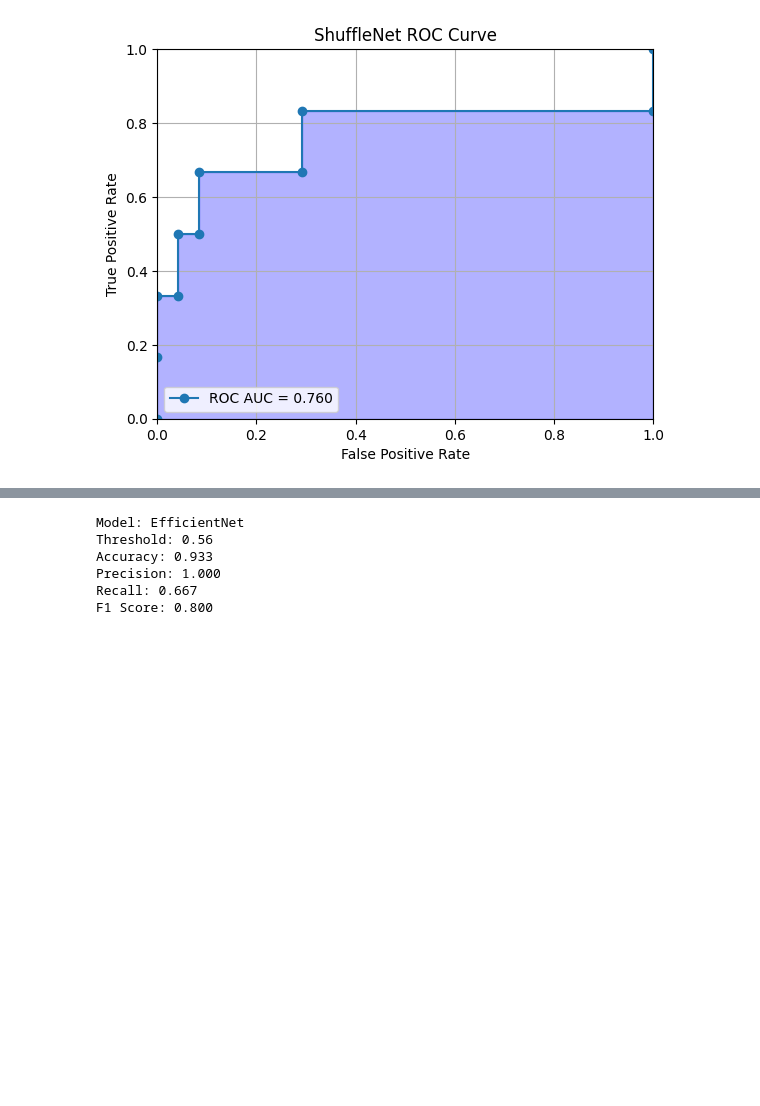
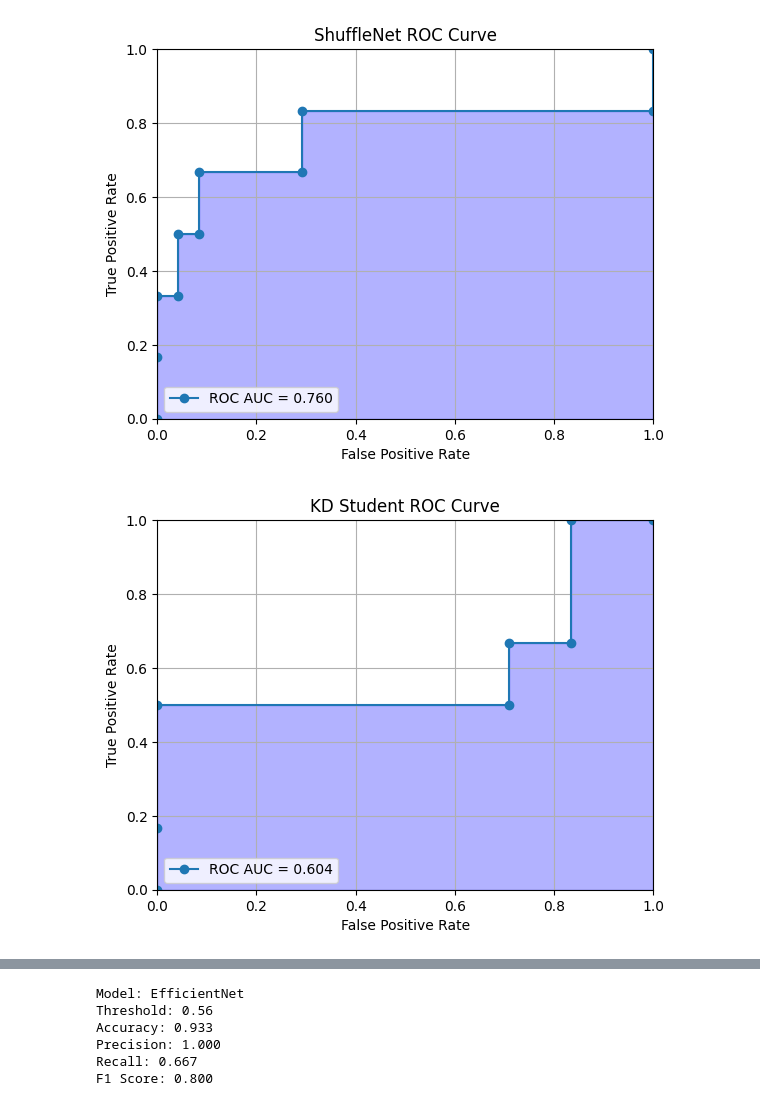
Before and after one commit to codebykarthick/dissertation-model, a Jupyter notebook: src/experiments/auc-analysis.ipynb, the cells around one changed output, grey strips where cells are left out. Drawn from its saved outputs; the diff is of its cells as text; code cells hidden in the pictures; blank space fills up the shorter version.

```diff
--- a/src/experiments/auc-analysis.ipynb
+++ b/src/experiments/auc-analysis.ipynb
@@ -80,3 +80,8 @@ plot_auc_roc("ShuffleNet", "shufflenet_roi_weighted_sampling",
              "shufflenet_AUC_ROC_2025-06-16_15-14-26.json", 0.76)
 # %% [output]
 [figure]
+# %%
+plot_auc_roc("KD Student", "knowledge_distillation_T_2.0_al_0.8",
+             "student_AUC_ROC_2025-06-25_10-30-00.json", 0.604)
+# %% [output]
+[figure, added]
```
Also changed, not shown: parts of 1 cell of this notebook, 8 other files.
